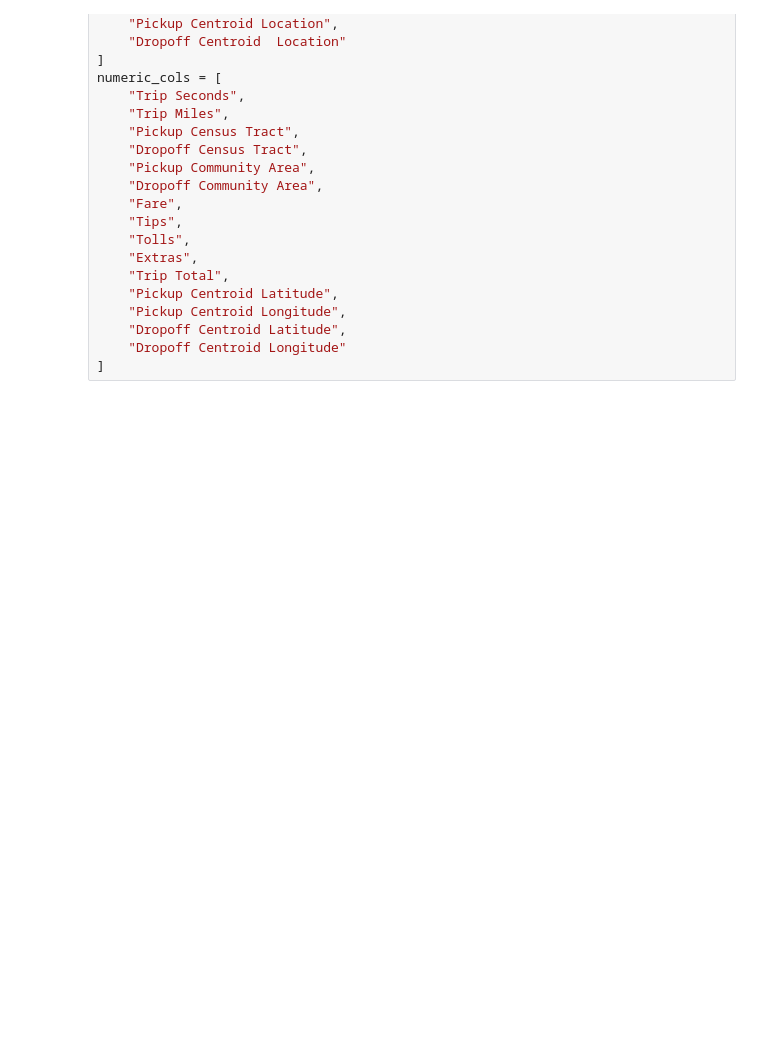
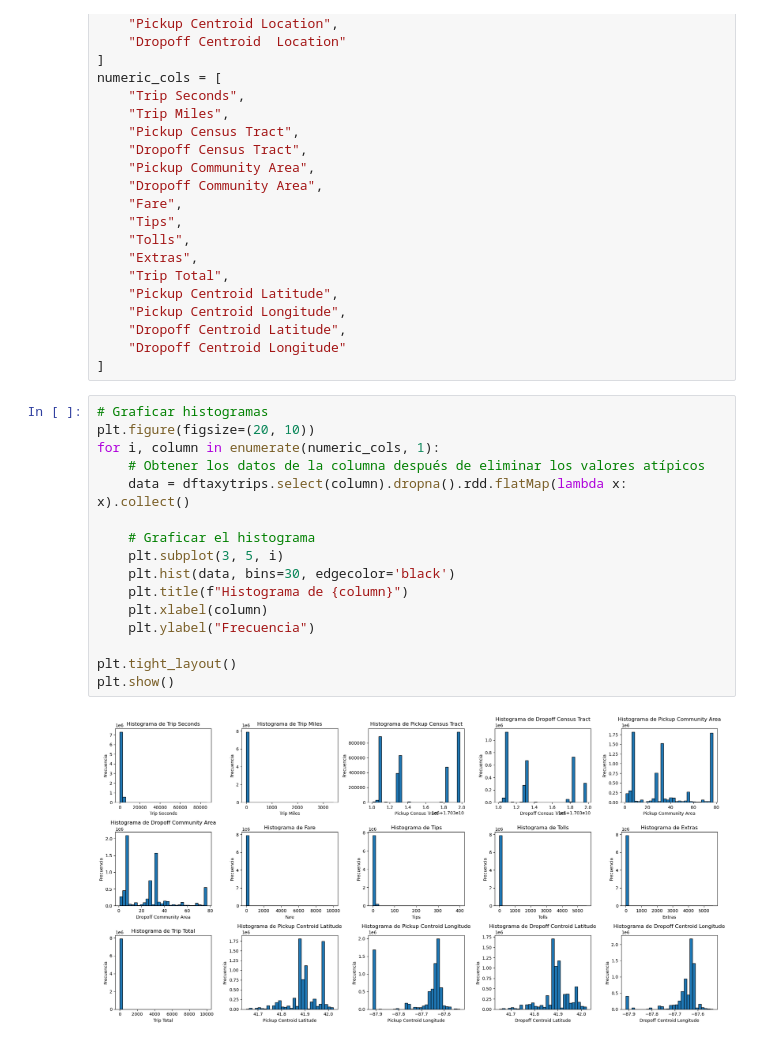
Before and after one commit to Dustec/BigData-Team26, a Jupyter notebook: Notebook.ipynb, the cells around one changed output. Drawn from its saved outputs; the diff is of its cells as text; blank space fills up the shorter version.

```diff
--- a/Notebook.ipynb
+++ b/Notebook.ipynb
@@ -212,3 +238,21 @@ numeric_cols = [
     "Dropoff Centroid Latitude",
     "Dropoff Centroid Longitude"
 ]
+# %%
+# Graficar histogramas
+plt.figure(figsize=(20, 10))
+for i, column in enumerate(numeric_cols, 1):
+    # Obtener los datos de la columna después de eliminar los valores atípicos
+    data = dftaxytrips.select(column).dropna().rdd.flatMap(lambda x: x).collect()
+
+    # Graficar el histograma
+    plt.subplot(3, 5, i)
+    plt.hist(data, bins=30, edgecolor='black')
+    plt.title(f"Histograma de {column}")
+    plt.xlabel(column)
+    plt.ylabel("Frecuencia")
+
+plt.tight_layout()
+plt.show()
+# %% [output]
+[figure, added]
```
Also changed, not shown: parts of 8 cells of this notebook.
